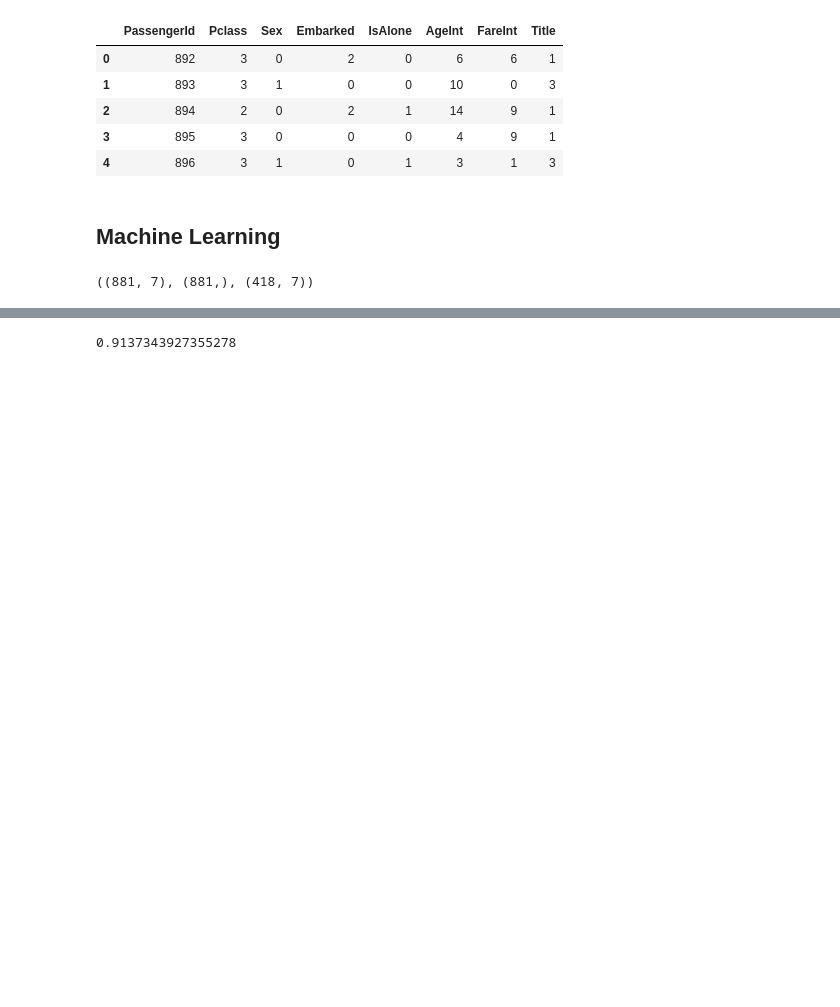
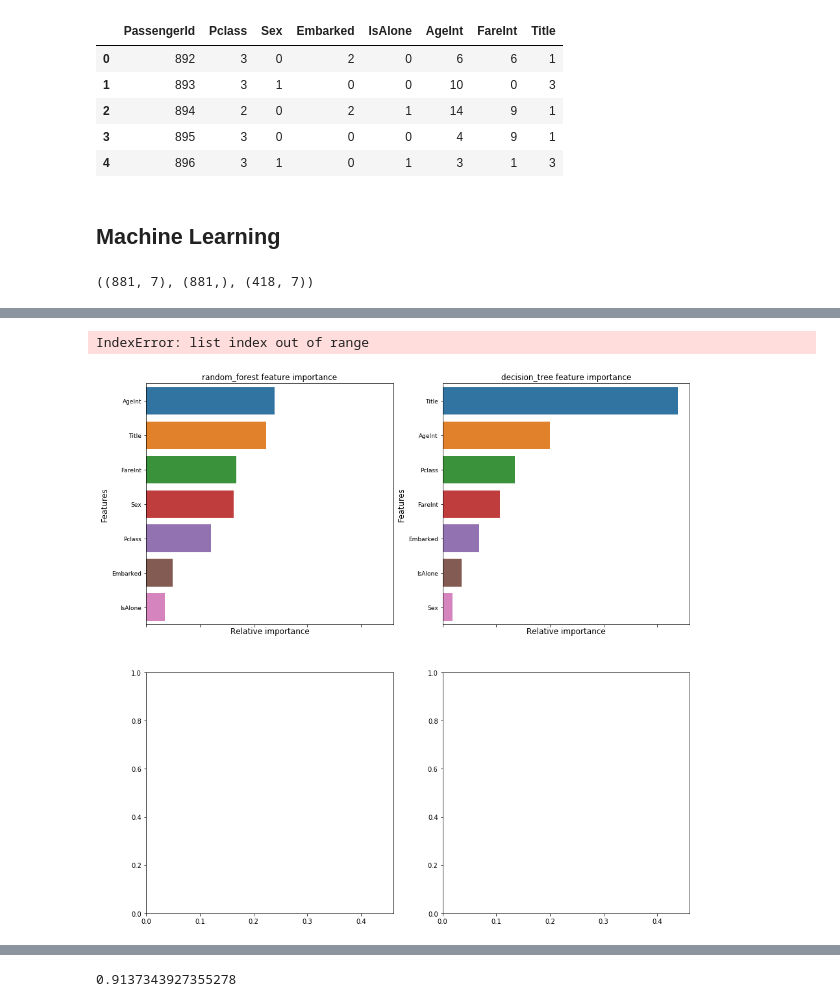
Before and after one commit to MathewLech/sandbox, a Jupyter notebook: MachineLearning/Projects/Kaggle/MLFinalTitanic.ipynb, the cells around one changed output, grey strips where cells are left out. Cells and saved outputs as stored; diff of their text form; code cells hidden in the pictures; blank space fills up the shorter version.

```diff
--- a/MachineLearning/Projects/Kaggle/MLFinalTitanic.ipynb
+++ b/MachineLearning/Projects/Kaggle/MLFinalTitanic.ipynb
@@ -121,6 +123,10 @@ train_df.loc[Outliers_to_drop]
 # %%
 # Drop outliers
 train_df = train_df.drop(Outliers_to_drop, axis = 0).reset_index(drop=True)
+Outliers_to_drop = detect_outliers(test_df,2,["Age","SibSp","Parch","Fare"])
+test_df = test_df.drop(Outliers_to_drop, axis = 0).reset_index(drop=True)
+
+combine = [train_df, test_df]
 # %% [markdown]
 * 77% of cabin is null probably not much use for this column
 * passengerID doesn't intrinsically give us any real information
@@ -422,3 +470,23 @@ for name, model in models.items():
+# %%
+nrows = ncols = 2
+fig, axes = plt.subplots(nrows = nrows, ncols = ncols, sharex="all", figsize=(15,15))
+
+names_classifiers = [("random_forest", random_forest),("decision_tree",decision_tree)]
+nclassifier = 0
+for row in range(nrows):
+    for col in range(ncols):
+        name = names_classifiers[nclassifier][0]
+        classifier = names_classifiers[nclassifier][1]
+        idx = np.argsort(classifier.feature_importances_)[::-1][:40]
+        g = sns.barplot(y=X_train.columns[idx][:40],x = classifier.feature_importances_[idx][:40] , orient='h',ax=axes[row][col])
+        g.set_xlabel("Relative importance",fontsize=12)
+        g.set_ylabel("Features",fontsize=12)
+        g.tick_params(labelsize=9)
+        g.set_title(name + " feature importance")
+        nclassifier += 1
+# %% [output]
+IndexError: list index out of range
+[figure, added]
 # %%
 scores_df = scores_df[['Model', 'Score', 'CV_Mean','CV_SDEV', 'Precision','recall','fscore','support',]]
 scores_df.sort_values(by='Score', ascending=False,inplace=True)
```
Also changed, not shown: parts of 7 cells of this notebook, 1 other file.
